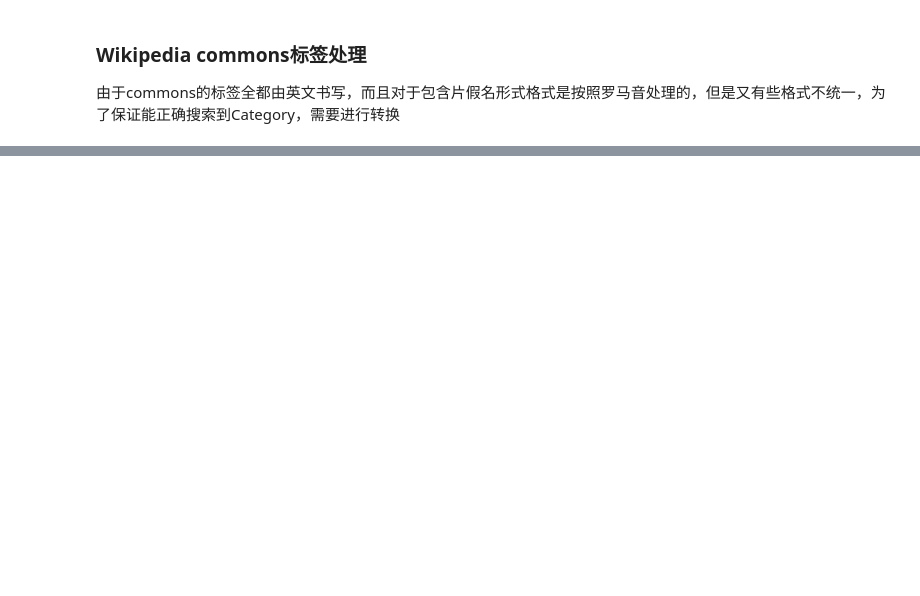
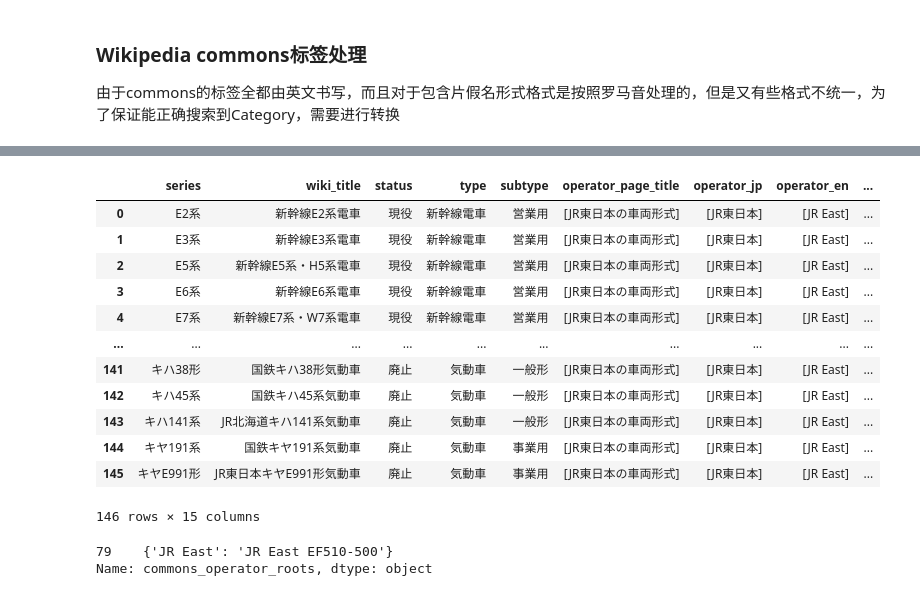
Before and after one commit to SniperPigeon/wakareeru, a Jupyter notebook: src/crawler/img_crawler.ipynb, the cells around one changed output, grey strips where cells are left out. Cells and saved outputs as stored; diff of their text form; code cells hidden in the pictures; blank space fills up the shorter version.

```diff
--- a/src/crawler/img_crawler.ipynb
+++ b/src/crawler/img_crawler.ipynb
@@ -179,18 +354,21 @@ for col in ["operator_page_title", "operator_jp", "operator_en"]:
 # %%
-commons_prefixes, commons_cats = [], []
+root_rows = []
 
 for _, row in all_model.iterrows():
-    prefix, cats = search_commons_category(
-        row["series"], row["operator_jp"], row["type"], row["wiki_title"]
+    result = find_commons_root(row)
+    root_rows.append(result)
+    status = "?" if result["needs_review"] else "✓"
+    print(
+        f'{status} {row["series"]} ({", ".join(row["operator_jp"])}) '
+        f'→ "{result["commons_root_category"]}" [{result["commons_root_decision"]}]'
     )
-    commons_prefixes.append(prefix)
-    commons_cats.append(cats)
-    status = "✓" if cats else "✗"
-    print(f'{status} {row["series"]} ({", ".join(row["operator_jp"])}) → "{prefix}"  {cats}')
 
-all_model["commons_prefix"] = commons_prefixes
-all_model["commons_cats"] = commons_cats
+commons_root_df = pd.DataFrame(root_rows)
+for col in commons_root_df.columns:
+    all_model[col] = commons_root_df[col]
 
-print(f'\n共 {len(all_model)} 条，命中 {all_model["commons_cats"].apply(bool).sum()} 条，'
-      f'空结果 {(~all_model["commons_cats"].apply(bool)).sum()} 条')
-all_model[["series", "operator_jp", "commons_prefix", "commons_cats"]]
+print(f'\n共 {len(all_model)} 条，需要人工确认 {all_model["needs_review"].sum()} 条')
+all_model[[
+    "series", "operator_jp", "commons_prefix", "commons_root_category",
+    "commons_operator_roots", "commons_root_decision", "needs_review", "commons_candidates"
+]]
@@ -196,0 +406,21 @@ all_model[["series", "operator_jp", "commons_prefix", "commons_cats"]]
+# %%
+all_model
+# %% [output]
+|  | series | wiki_title | status | type | subtype | operator_page_title | operator_jp | operator_en | ... |
+| 0 | E2系 | 新幹線E2系電車 | 現役 | 新幹線電車 | 営業用 | [JR東日本の車両形式] | [JR東日本] | [JR East] | ... |
+| 1 | E3系 | 新幹線E3系電車 | 現役 | 新幹線電車 | 営業用 | [JR東日本の車両形式] | [JR東日本] | [JR East] | ... |
+| 2 | E5系 | 新幹線E5系・H5系電車 | 現役 | 新幹線電車 | 営業用 | [JR東日本の車両形式] | [JR東日本] | [JR East] | ... |
+| 3 | E6系 | 新幹線E6系電車 | 現役 | 新幹線電車 | 営業用 | [JR東日本の車両形式] | [JR東日本] | [JR East] | ... |
+| 4 | E7系 | 新幹線E7系・W7系電車 | 現役 | 新幹線電車 | 営業用 | [JR東日本の車両形式] | [JR東日本] | [JR East] | ... |
+| ... | ... | ... | ... | ... | ... | ... | ... | ... | ... |
+| 141 | キハ38形 | 国鉄キハ38形気動車 | 廃止 | 気動車 | 一般形 | [JR東日本の車両形式] | [JR東日本] | [JR East] | ... |
+| 142 | キハ45系 | 国鉄キハ45系気動車 | 廃止 | 気動車 | 一般形 | [JR東日本の車両形式] | [JR東日本] | [JR East] | ... |
+| 143 | キハ141系 | JR北海道キハ141系気動車 | 廃止 | 気動車 | 一般形 | [JR東日本の車両形式] | [JR東日本] | [JR East] | ... |
+| 144 | キヤ191系 | 国鉄キヤ191系気動車 | 廃止 | 気動車 | 事業用 | [JR東日本の車両形式] | [JR東日本] | [JR East] | ... |
+| 145 | キヤE991形 | JR東日本キヤE991形気動車 | 廃止 | 気動車 | 事業用 | [JR東日本の車両形式] | [JR東日本] | [JR East] | ... |
+146 rows × 15 columns
+# %%
+print(all_model[all_model['series'] == 'EF510形']['commons_operator_roots'])
+# %% [output]
+79    {'JR East': 'JR East EF510-500'}
+Name: commons_operator_roots, dtype: object
```
Also changed, not shown: parts of 27 cells of this notebook.
